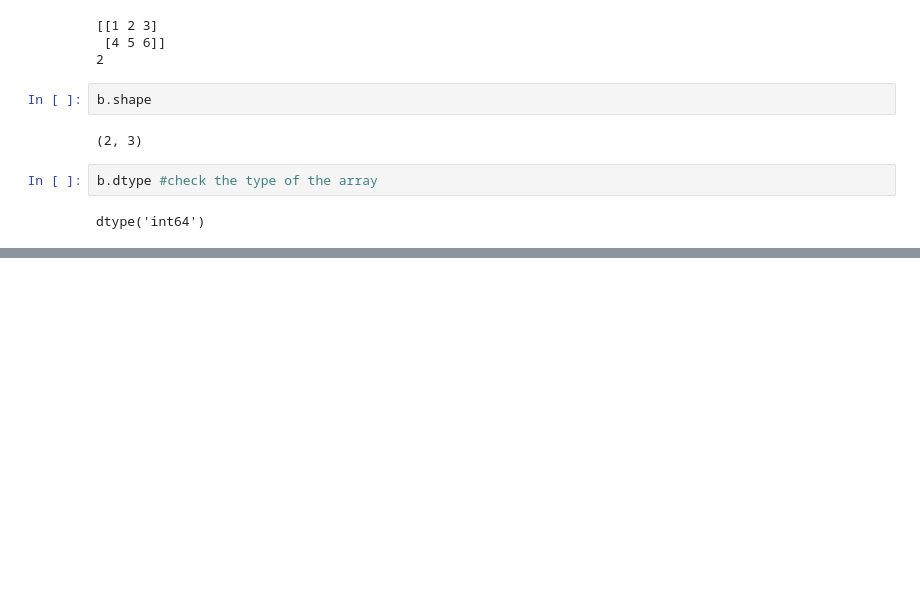
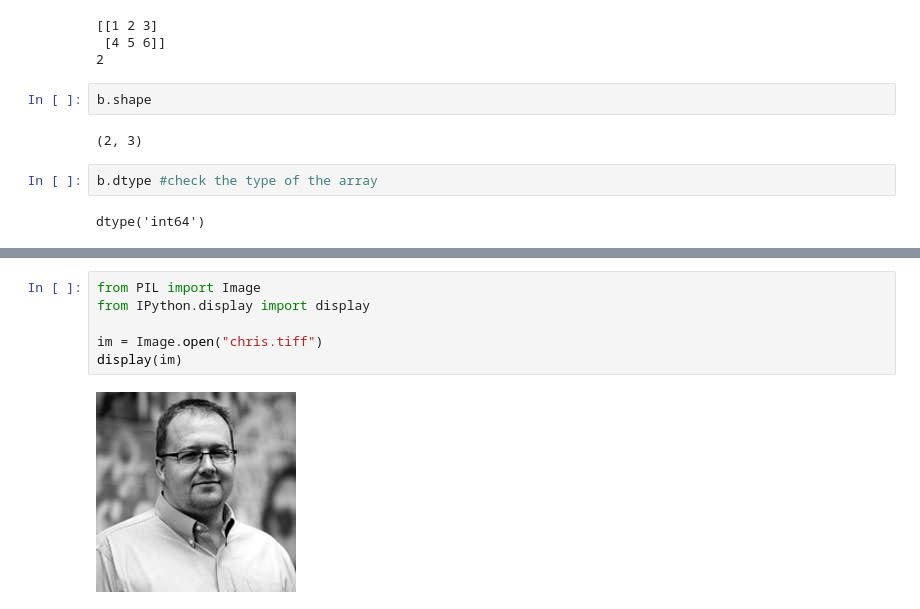
Before and after one commit to ChauHungCheungCyrus/CyrusSmallProject, a Jupyter notebook: BasePython.ipynb, the cells around one changed output, grey strips where cells are left out. Drawn from its saved outputs; the diff is of its cells as text; blank space fills up the shorter version.

```diff
--- a/BasePython.ipynb
+++ b/BasePython.ipynb
@@ -201,0 +331,8 @@ dtype('int64')
+# %%
+from PIL import Image
+from IPython.display import display
+
+im = Image.open("chris.tiff")
+display(im)
+# %% [output]
+[figure, added]
```
Also changed, not shown: parts of 56 cells of this notebook.
